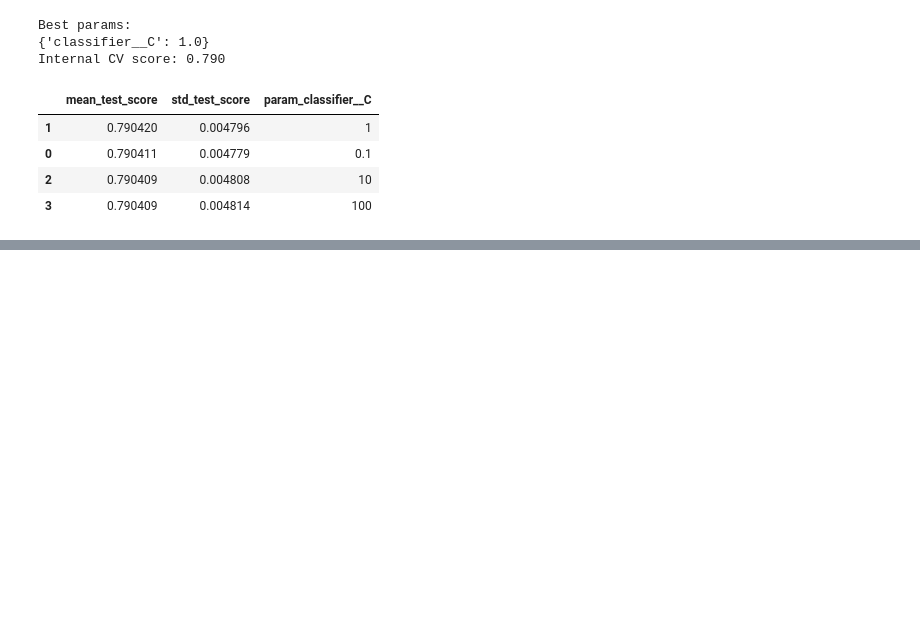
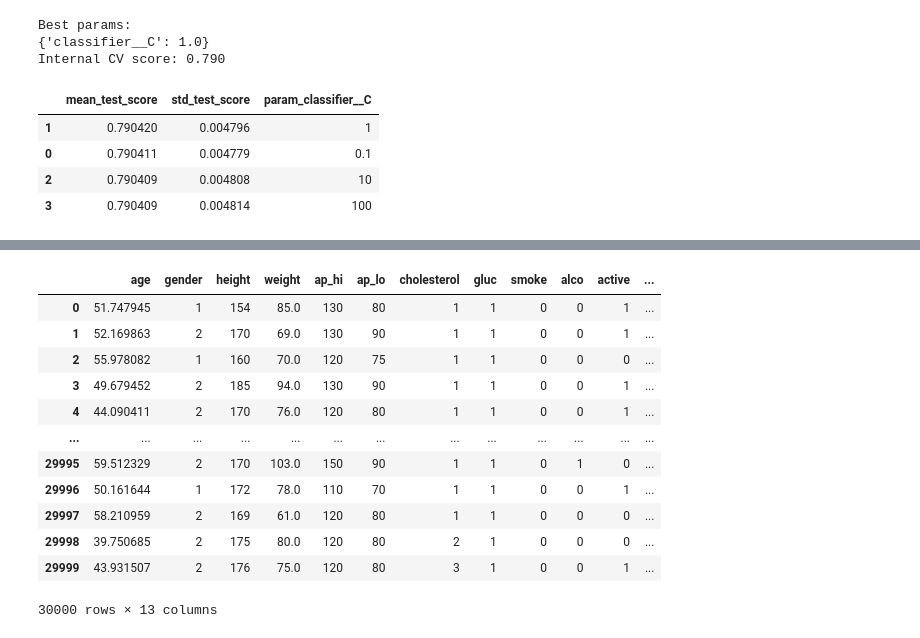
Before and after one commit to Skati/heart_disease, a Jupyter notebook: heart.ipynb, the cells around one changed output, grey strips where cells are left out. Cells and saved outputs as stored; diff of their text form; code cells hidden in the pictures; blank space fills up the shorter version.

```diff
--- a/heart.ipynb
+++ b/heart.ipynb
@@ -144,7 +143,7 @@ print(test.duplicated().sum())
 # %% [markdown]
 Переведем признак age в года
 # %%
-train['age']=train['age']/365
-test['age']=test['age']/365
+train_df['age']=train_df['age']/365
+test_df['age']=test_df['age']/365
 # %% [markdown]
 Дропнем бесполезный признак id
@@ -544,10 +539,13 @@ def blood_pressure(high,low):
         return 'norm'
     else:
         return 'hiper'
+# %%
+train_df2=train_df.copy()
+test_df2=test_df.copy()
 # %%
-train_df['bmi'] = train_df.apply(lambda x: bmi(x['weight'], x['height']), axis=1)
-train_df['blood_pressure'] = train_df.apply(lambda x: blood_pressure(x['ap_hi'], x['ap_lo']), axis=1)
-features_test=test.copy()
-features_test['bmi'] = features_test.apply(lambda x: bmi(x['weight'], x['height']), axis=1)
-features_test['blood_pressure'] = features_test.apply(lambda x: blood_pressure(x['ap_hi'], x['ap_lo']), axis=1)
+train_df2['bmi'] = train_df2.apply(lambda x: bmi(x['weight'], x['height']), axis=1)
+train_df2['blood_pressure'] = train_df2.apply(lambda x: blood_pressure(x['ap_hi'], x['ap_lo']), axis=1)
+
+test_df2['bmi'] = test_df2.apply(lambda x: bmi(x['weight'], x['height']), axis=1)
+test_df2['blood_pressure'] = test_df2.apply(lambda x: blood_pressure(x['ap_hi'], x['ap_lo']), axis=1)
 # %%
@@ -659,5 +659,5 @@ Estimating final quality...
 # %%
-features_test=features_test.drop(columns='id')
+features_test=test_df2.drop(columns='id')
 # %%
 pred_proba_test = model.predict_proba(features_test)[:, 1]
 pred_proba_test
@@ -667,3 +667,19 @@ array([0.65755733, 0.70570151, 0.66019173, ..., 0.70013374, 0.73600944,
+# %%
+features_test
+# %% [output]
+|  | age | gender | height | weight | ap_hi | ap_lo | cholesterol | gluc | smoke | alco | active | ... |
+| 0 | 51.747945 | 1 | 154 | 85.0 | 130 | 80 | 1 | 1 | 0 | 0 | 1 | ... |
+| 1 | 52.169863 | 2 | 170 | 69.0 | 130 | 90 | 1 | 1 | 0 | 0 | 1 | ... |
+| 2 | 55.978082 | 1 | 160 | 70.0 | 120 | 75 | 1 | 1 | 0 | 0 | 0 | ... |
+| 3 | 49.679452 | 2 | 185 | 94.0 | 130 | 90 | 1 | 1 | 0 | 0 | 1 | ... |
+| 4 | 44.090411 | 2 | 170 | 76.0 | 120 | 80 | 1 | 1 | 0 | 0 | 1 | ... |
+| ... | ... | ... | ... | ... | ... | ... | ... | ... | ... | ... | ... | ... |
+| 29995 | 59.512329 | 2 | 170 | 103.0 | 150 | 90 | 1 | 1 | 0 | 1 | 0 | ... |
+| 29996 | 50.161644 | 1 | 172 | 78.0 | 110 | 70 | 1 | 1 | 0 | 0 | 1 | ... |
+| 29997 | 58.210959 | 2 | 169 | 61.0 | 120 | 80 | 1 | 1 | 0 | 0 | 0 | ... |
+| 29998 | 39.750685 | 2 | 175 | 80.0 | 120 | 80 | 2 | 1 | 0 | 0 | 0 | ... |
+| 29999 | 43.931507 | 2 | 176 | 75.0 | 120 | 80 | 3 | 1 | 0 | 0 | 1 | ... |
+30000 rows × 13 columns
 # %%
 predicted_test = model.predict(features_test)
 predicted_test
```
Also changed, not shown: parts of 53 cells of this notebook.
